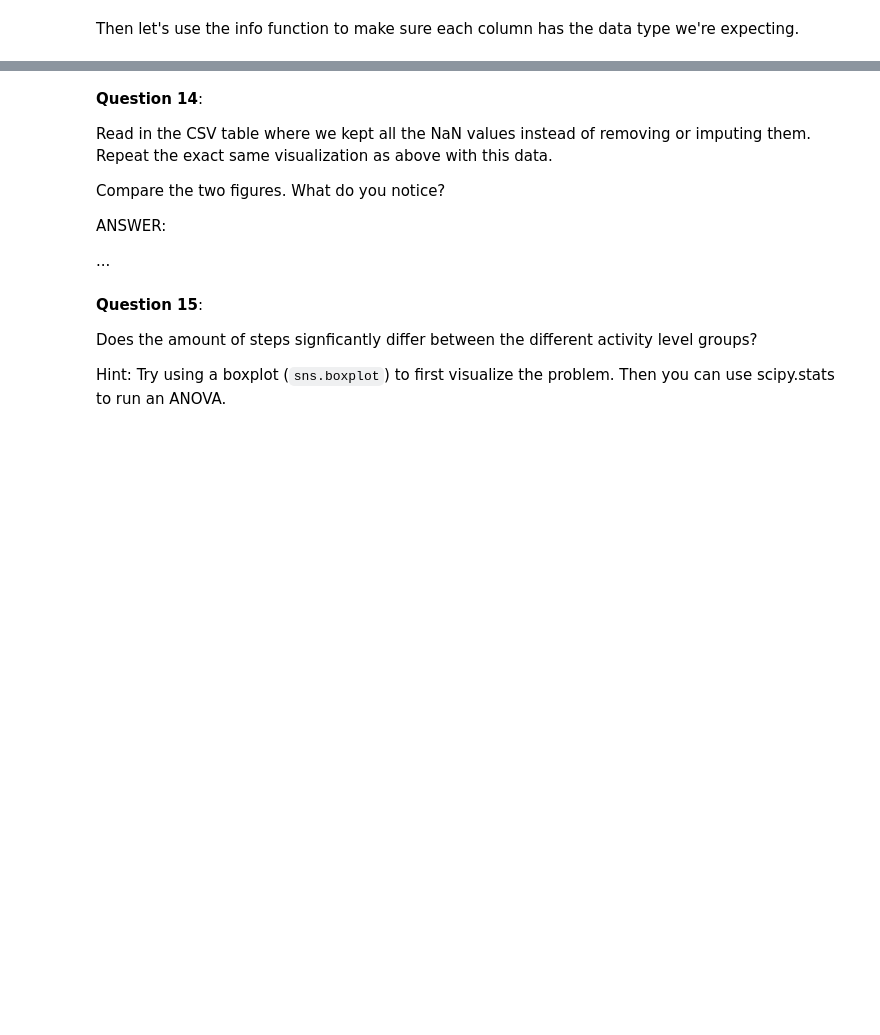
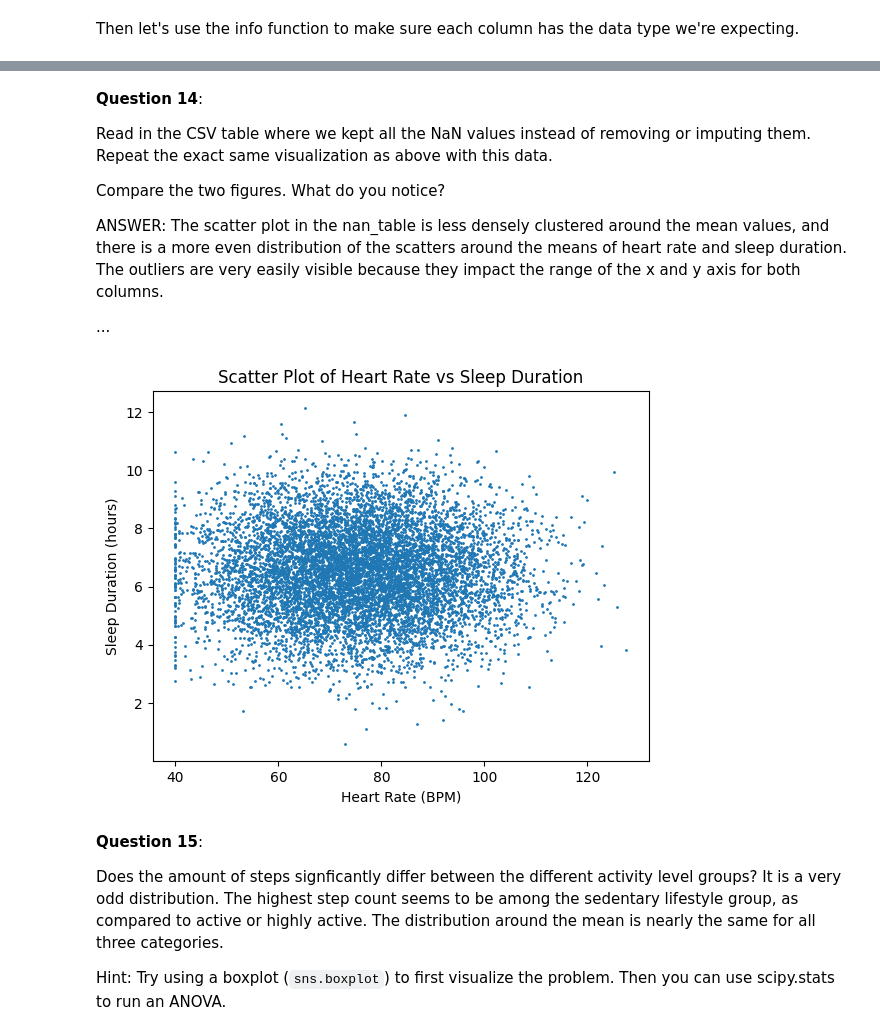
Before and after one commit to BMC-Intersectional-Data-Feminism/exercise-2-data-cleaning-and-analysis-mahaattique, a Jupyter notebook: exercise2.ipynb, the cells around one changed output, grey strips where cells are left out. Cells and saved outputs as stored; diff of their text form; code cells hidden in the pictures; blank space fills up the shorter version.

```diff
--- a/exercise2.ipynb
+++ b/exercise2.ipynb
@@ -464,7 +670,7 @@ Read in the CSV table where we kept all the NaN values instead of removing or im
 
 Compare the two figures. What do you notice?
 
-ANSWER:
+ANSWER: The scatter plot in the nan_table is less densely clustered around the mean values, and there is a more even distribution of the scatters around the means of heart rate and sleep duration. The outliers are very easily visible because they impact the range of the x and y axis for both columns.
 
 ...
 # %%
@@ -474,7 +678,19 @@ plt.scatter(..., ..., s = ...)
+# %%
+x = nanTable['Heart Rate (BPM)']
+y = nanTable['Sleep Duration (hours)']
+
+plt.scatter(x, y, s=1)
+plt.ylabel('Sleep Duration (hours)')
+plt.xlabel('Heart Rate (BPM)')
+plt.title('Scatter Plot of Heart Rate vs Sleep Duration')
+plt.show()
+# %% [output]
+[figure, added]
 # %% [markdown]
 **Question 15**:
 
 
 Does the amount of steps signficantly differ between the different activity level groups?
+It is a very odd distribution. The highest step count seems to be among the sedentary lifestyle group, as compared to active or highly active. The distribution around the mean is nearly the same for all three categories.
 
 Hint: Try using a boxplot (`sns.boxplot`) to first visualize the problem. Then you can use scipy.stats to run an ANOVA.
```
Also changed, not shown: parts of 34 cells of this notebook, 1 other file.
